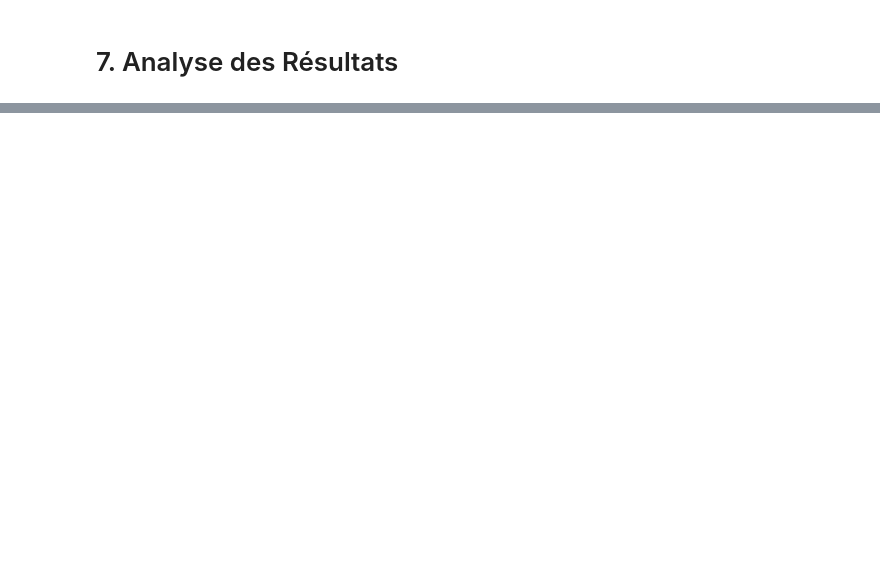
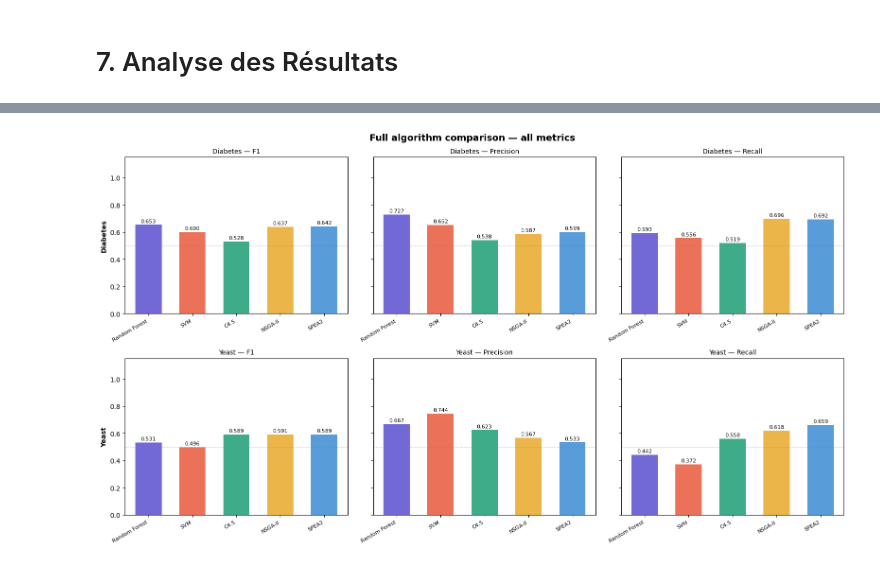
Before and after one commit to mrdedede/projet-oafd, a Jupyter notebook: classif_multi.ipynb, the cells around one changed output, grey strips where cells are left out. Drawn from its saved outputs; the diff is of its cells as text; code cells hidden in the pictures; blank space fills up the shorter version.

```diff
--- a/classif_multi.ipynb
+++ b/classif_multi.ipynb
@@ -203,6 +194,10 @@ df_yeast.fillna(df_yeast.median(numeric_only=True), inplace=True)
 
 X_yeast = df_yeast.drop('Output', axis=1)   # shape (768, 8)
 y_yeast= df_yeast['Output']
+
+for col in df_yeast.select_dtypes(include='object').columns:
+    if col != 'Output':                        # don't encode the target
+        df_yeast[col] = LabelEncoder().fit_transform(df_yeast[col])
 
 X_train_yeast, X_test_yeast, y_train_yeast, y_test_yeast = train_test_split(
     X_yeast, y_yeast,
@@ -345,0 +643,49 @@ plt.show()
+# %%
+# GÉNÉRÉ PAR L'IA
+COLORS = {
+    "Random Forest": "#5B4FCF",
+    "SVM":           "#E8593C",
+    "C4.5":          "#1D9E75",
+    "NSGA-II":       "#E8A82A",
+    "SPEA2":         "#3B8BD4",
+}
+
+ALGO_ORDER = ["Random Forest", "SVM", "C4.5", "NSGA-II", "SPEA2"]
+DATASETS   = ["Diabetes", "Yeast"]
+# %%
+# GÉNÉRÉ PAR L'IA
+metrics = ["F1", "Precision", "Recall"]
+fig, axes = plt.subplots(2, 3, figsize=(16, 9), sharey=True)
+fig.suptitle("Full algorithm comparison — all metrics", fontsize=14, fontweight='bold')
+
+for row, dataset in enumerate(DATASETS):
+    for col, metric in enumerate(metrics):
+        ax     = axes[row][col]
+        subset = df_all[df_all["Dataset"] == dataset].set_index("Algorithm")
+
+        values = [subset.loc[a, metric] if a in subset.index else 0
+                  for a in ALGO_ORDER]
+        colors = [COLORS[a] for a in ALGO_ORDER]
+
+        bars = ax.bar(ALGO_ORDER, values, color=colors, alpha=0.85, width=0.6)
+
+        # Value labels
+        for bar, val in zip(bars, values):
+            if val is not None and not np.isnan(val):
+                ax.text(bar.get_x() + bar.get_width()/2,
+                        bar.get_height() + 0.01,
+                        f"{val:.3f}", ha='center', va='bottom', fontsize=8)
+
+        ax.set_title(f"{dataset} — {metric}", fontsize=10)
+        ax.set_ylim(0, 1.15)
+        ax.set_xticklabels(ALGO_ORDER, rotation=30, ha='right', fontsize=8)
+        ax.axhline(0.5, color='gray', linestyle='--', linewidth=0.7, alpha=0.5)
+
+        if col == 0:
+            ax.set_ylabel(dataset, fontsize=10, fontweight='bold')
+
+plt.tight_layout()
+plt.savefig("master_comparison.png", dpi=150)
+plt.show()
+# %% [output]
+[figure, added]
```
Also changed, not shown: parts of 13 cells of this notebook.
